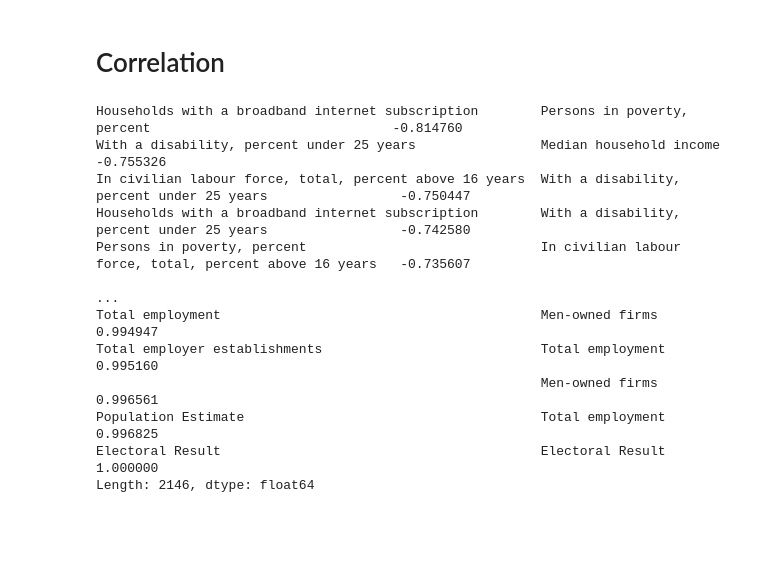
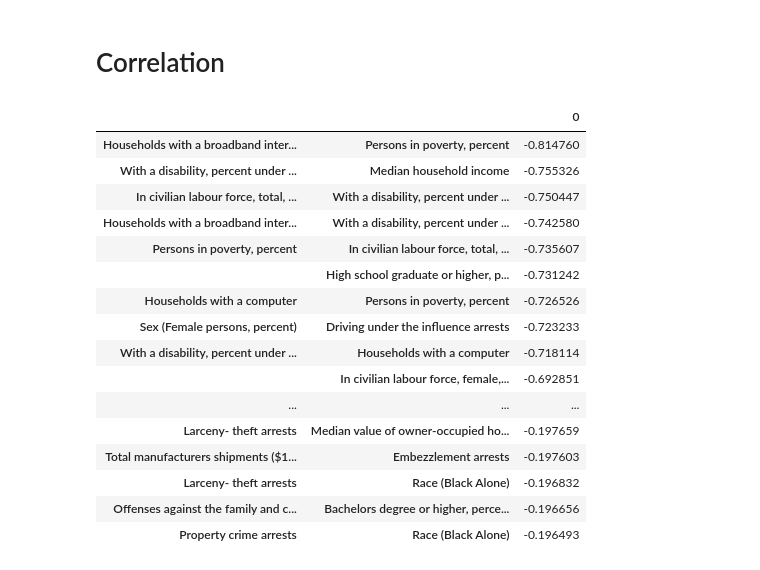
Before and after one commit to SC8-Team-2/SC1015-Mini-Project, a Jupyter notebook: EDA.ipynb, the cells around one changed output. Saved outputs shown, nothing was run; the diff lists cells and outputs as text; code cells hidden in the pictures; blank space fills up the shorter version.

Commit message:
full list of corr

```diff
--- a/EDA.ipynb
+++ b/EDA.ipynb
@@ -186,17 +186,24 @@ df
 # %% [markdown]
 # Correlation
 # %%
-df.corr().unstack().sort_values().drop_duplicates()
+corr = df.corr().unstack().sort_values().drop_duplicates()
+pd.set_option('display.max_rows', None)
+pd.DataFrame(corr)
 # %% [output]
-Households with a broadband internet subscription        Persons in poverty, percent                               -0.814760
-With a disability, percent under 25 years                Median household income                                   -0.755326
-In civilian labour force, total, percent above 16 years  With a disability, percent under 25 years                 -0.750447
-Households with a broadband internet subscription        With a disability, percent under 25 years                 -0.742580
-Persons in poverty, percent                              In civilian labour force, total, percent above 16 years   -0.735607
-                                                                                                                      ...
-Total employment                                         Men-owned firms                                            0.994947
-Total employer establishments                            Total employment                                           0.995160
-                                                         Men-owned firms                                            0.996561
-Population Estimate                                      Total employment                                           0.996825
-Electoral Result                                         Electoral Result                                           1.000000
-Length: 2146, dtype: float64
+|  |  | 0 |
+| Households with a broadband inter... | Persons in poverty, percent | -0.814760 |
+| With a disability, percent under ... | Median household income | -0.755326 |
+| In civilian labour force, total, ... | With a disability, percent under ... | -0.750447 |
+| Households with a broadband inter... | With a disability, percent under ... | -0.742580 |
+| Persons in poverty, percent | In civilian labour force, total, ... | -0.735607 |
+|  | High school graduate or higher, p... | -0.731242 |
+| Households with a computer | Persons in poverty, percent | -0.726526 |
+| Sex (Female persons, percent) | Driving under the influence arrests | -0.723233 |
+| With a disability, percent under ... | Households with a computer | -0.718114 |
+|  | In civilian labour force, female,... | -0.692851 |
+| ... | ... | ... |
+| Larceny- theft arrests | Median value of owner-occupied ho... | -0.197659 |
+| Total manufacturers shipments ($1... | Embezzlement arrests | -0.197603 |
+| Larceny- theft arrests | Race (Black Alone) | -0.196832 |
+| Offenses against the family and c... | Bachelors degree or higher, perce... | -0.196656 |
+| Property crime arrests | Race (Black Alone) | -0.196493 |
```
